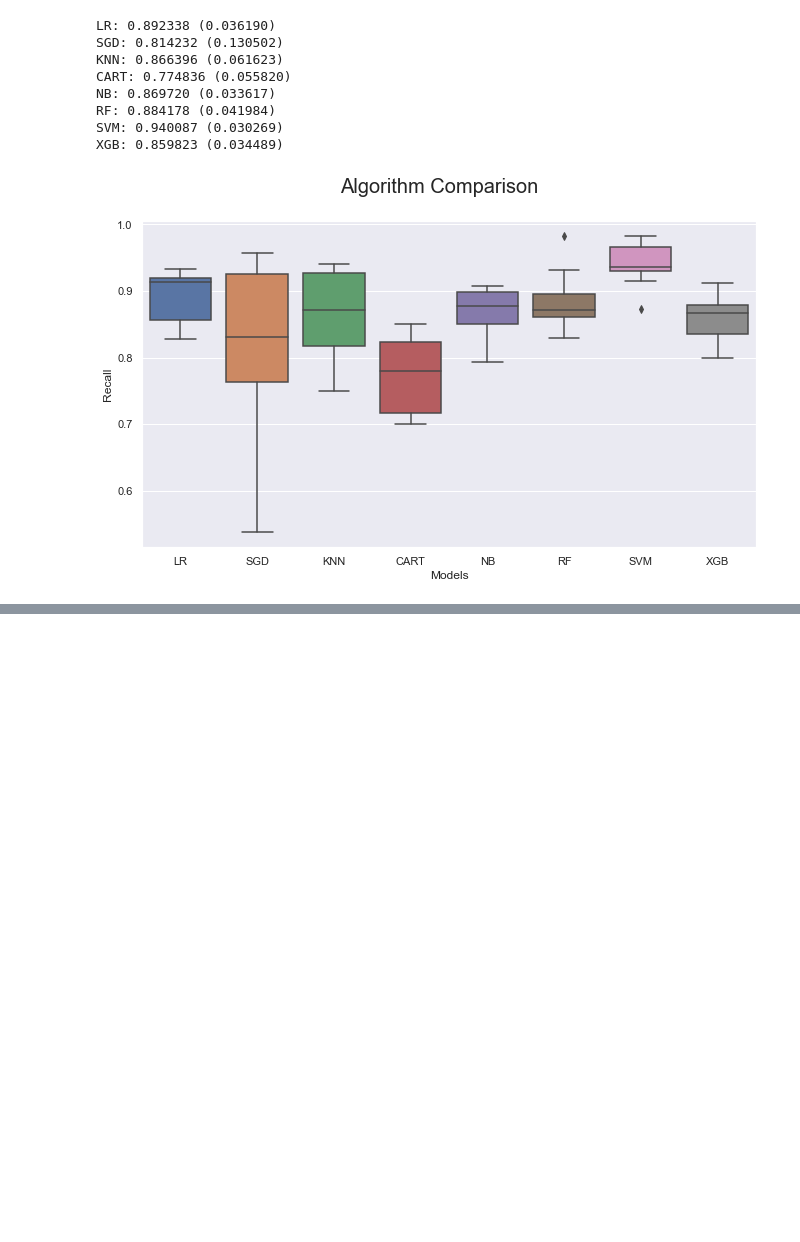
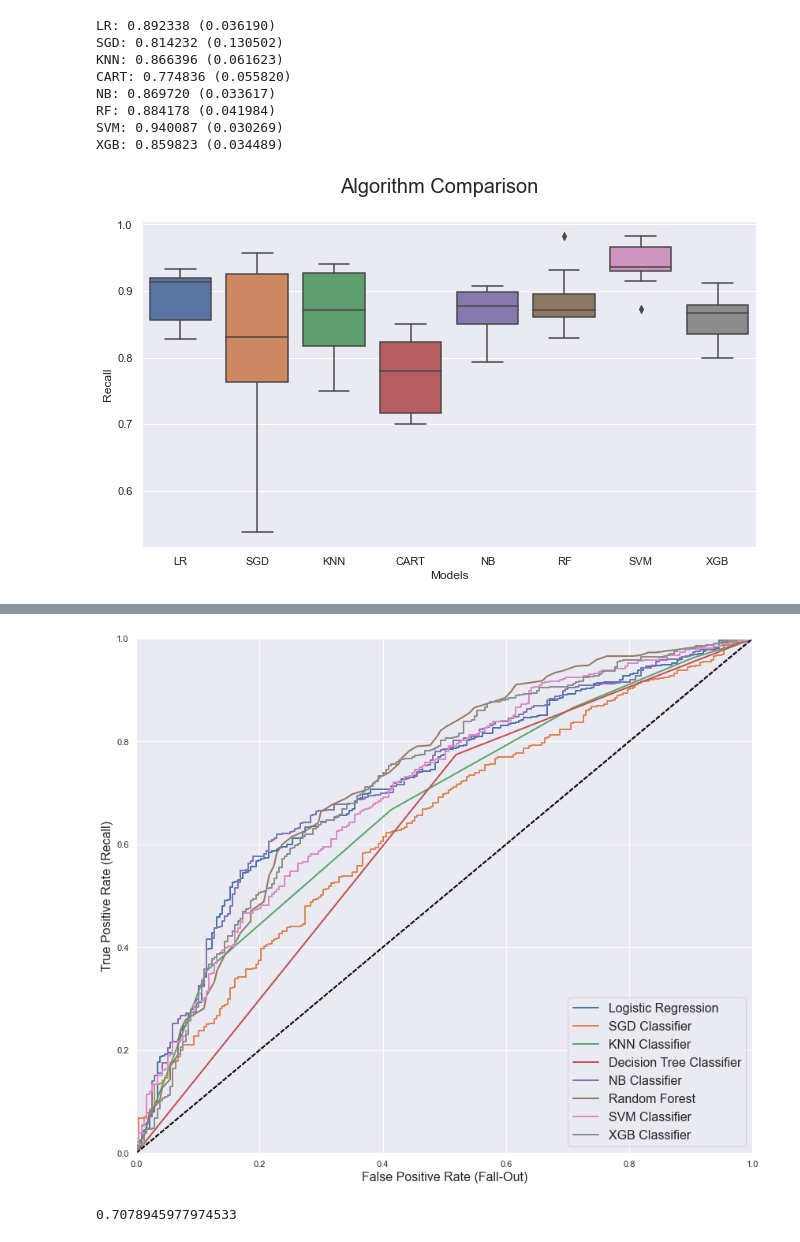
Before and after one commit to jpzambranoleon/german-credit-data-project, a Jupyter notebook: model.ipynb, the cells around one changed output, grey strips where cells are left out. Cells and saved outputs as stored; diff of their text form; code cells hidden in the pictures; blank space fills up the shorter version.

```diff
--- a/model.ipynb
+++ b/model.ipynb
@@ -233,7 +212,68 @@ plot_precision_recall_vs_threshold(precisions, recalls, thresholds)
-# %%
-from sklearn.model_selection import cross_val_predict
-from sklearn.metrics import roc_curve
-
-y_scores = cross_val_predict(SVC(), train_data_prepared, y_train, cv=kfold, method='decision_function')
-
-fpr, tpr, thresholds = roc_curve(y_train, y_scores)
+# %%
+def plot_roc_curve(fpr, tpr, label=None):
+    plt.plot(fpr, tpr, linewidth=2, label=label)
+    plt.plot([0, 1], [0, 1], 'k--') # dashed diagonal
+    plt.axis([0, 1, 0, 1])                                    # Not shown in the book
+    plt.xlabel('False Positive Rate (Fall-Out)', fontsize=16) # Not shown
+    plt.ylabel('True Positive Rate (Recall)', fontsize=16)    # Not shown
+    plt.grid(True)                                            # Not shown
+# %%
+from sklearn.model_selection import cross_val_predict
+from sklearn.metrics import roc_curve
+
+log_reg = LogisticRegression(random_state=42)
+y_scores_reg = cross_val_predict(log_reg, train_data_prepared, y_train, cv=kfold, method='decision_function')
+fpr_log, tpr_log, thresholds_log = roc_curve(y_train, y_scores_reg)
+
+sgd_clf = SGDClassifier(random_state=42)
+y_scores_sgd = cross_val_predict(sgd_clf, train_data_prepared, y_train, cv=kfold, method='decision_function')
+fpr_sgd, tpr_sgd, thresholds_sgd = roc_curve(y_train, y_scores_sgd)
+
+knn_clf = KNeighborsClassifier()
+y_probas_knn = cross_val_predict(knn_clf, train_data_prepared, y_train, cv=kfold, method='predict_proba')
+y_scores_knn = y_probas_knn[:, 1]
+fpr_knn, tpr_knn, thresholds_knn = roc_curve(y_train, y_scores_knn)
+
+cart_clf = DecisionTreeClassifier(random_state=42)
+y_probas_cart = cross_val_predict(cart_clf, train_data_prepared, y_train, cv=kfold, method='predict_proba')
+y_scores_cart = y_probas_cart[:, 1]
+fpr_cart, tpr_cart, thresholds_cart = roc_curve(y_train, y_scores_cart)
+
+nb_clf = MultinomialNB()
+y_probas_nb = cross_val_predict(nb_clf, train_data_prepared, y_train, cv=kfold, method='predict_proba')
+y_scores_nb = y_probas_nb[:, 1]
+fpr_nb, tpr_nb, thresholds_nb = roc_curve(y_train, y_scores_nb)
+
+forest_clf = RandomForestClassifier(random_state=42)
+y_probas_forest = cross_val_predict(forest_clf, train_data_prepared, y_train, cv=kfold, method='predict_proba')
+y_scores_forest = y_probas_forest[:, 1] # score = proba of positive class
+fpr_forest, tpr_forest, thresholds_forest = roc_curve(y_train, y_scores_forest)
+
+svm_clf = SVC(random_state=42)
+y_scores_svm = cross_val_predict(svm_clf, train_data_prepared, y_train, cv=kfold, method='decision_function')
+fpr_svm, tpr_svm, thresholds_svm = roc_curve(y_train, y_scores_svm)
+
+xgb_clf = XGBClassifier()
+y_probas_xgb = cross_val_predict(xgb_clf, train_data_prepared, y_train, cv=kfold, method='predict_proba')
+y_scores_xgb = y_probas_xgb[:, 1]
+fpr_xgb, tpr_xgb, thresholds_xgb = roc_curve(y_train, y_scores_xgb)
+
+
+plt.figure(figsize=(14, 12))
+plot_roc_curve(fpr_log, tpr_log, "Logistic Regression")
+plot_roc_curve(fpr_sgd, tpr_sgd, "SGD Classifier")
+plot_roc_curve(fpr_knn, tpr_knn, "KNN Classifier")
+plot_roc_curve(fpr_cart, tpr_cart, "Decision Tree Classifier")
+plot_roc_curve(fpr_nb, tpr_nb, "NB Classifier")
+plot_roc_curve(fpr_forest, tpr_forest, "Random Forest")
+plot_roc_curve(fpr_svm, tpr_svm, "SVM Classifier")
+plot_roc_curve(fpr_xgb, tpr_xgb, "XGB Classifier")
+plt.legend(loc="lower right", fontsize=16)
+plt.show()
+# %% [output]
+[figure, added]
+# %%
+from sklearn.metrics import roc_auc_score
+roc_auc_score(y_train, y_scores_svm)
+# %% [output]
+0.7078945977974533
```
Also changed, not shown: parts of 1 cell of this notebook.
